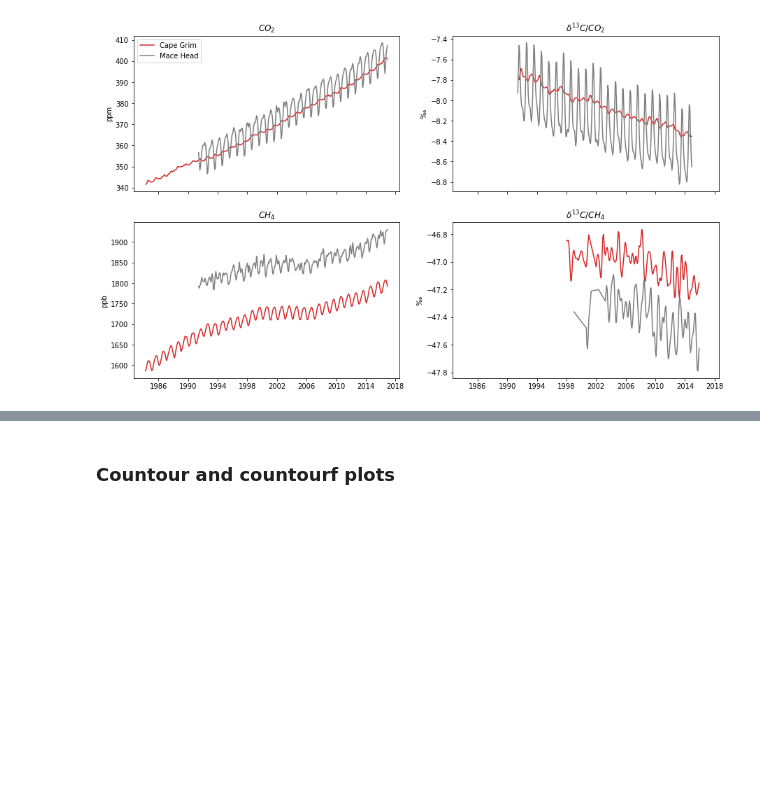
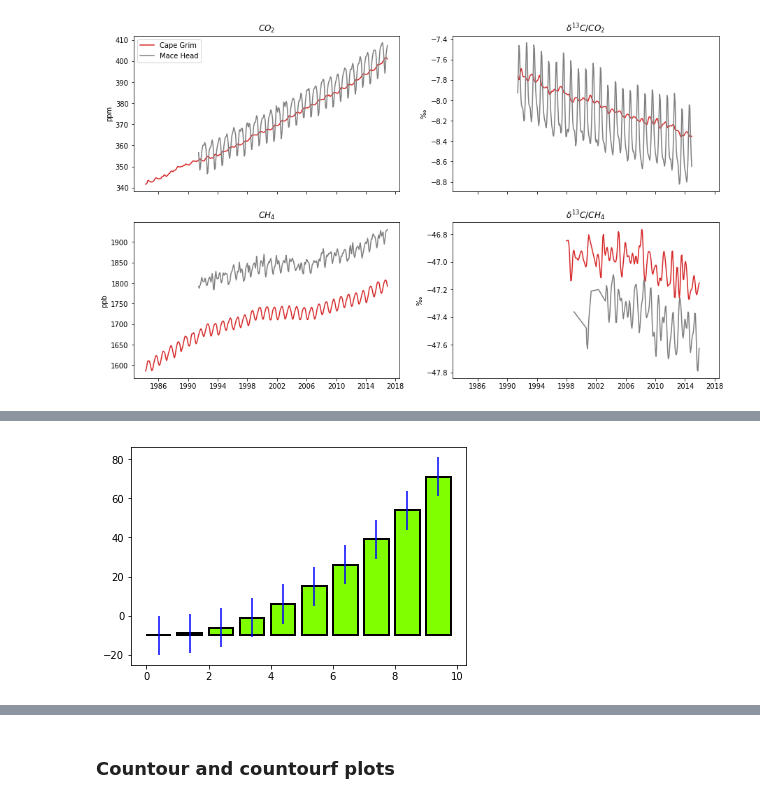
Before and after one commit to ueapy/pythoncourse2018-materials, a Jupyter notebook: notebooks/15-Matplotlib.ipynb, the cells around one changed output, grey strips where cells are left out. Drawn from its saved outputs; the diff is of its cells as text; code cells hidden in the pictures; blank space fills up the shorter version.

```diff
--- a/notebooks/15-Matplotlib.ipynb
+++ b/notebooks/15-Matplotlib.ipynb
@@ -494,0 +510,5 @@ break
+# %%
+# Solution
+plt.bar(x, bar_height, width=0.8, bottom=-10, align='edge', color='chartreuse', edgecolor='k', linewidth=2, yerr=10, ecolor='b');
+# %% [output]
+[figure, added]
```
Also changed, not shown: parts of 90 cells of this notebook.
